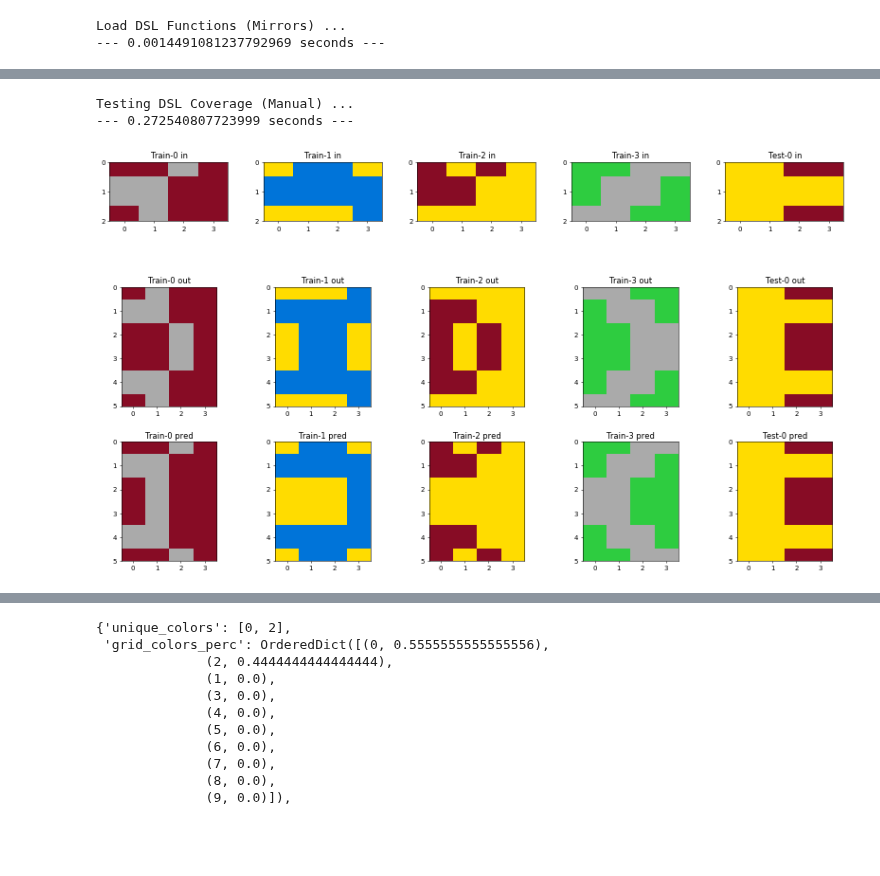
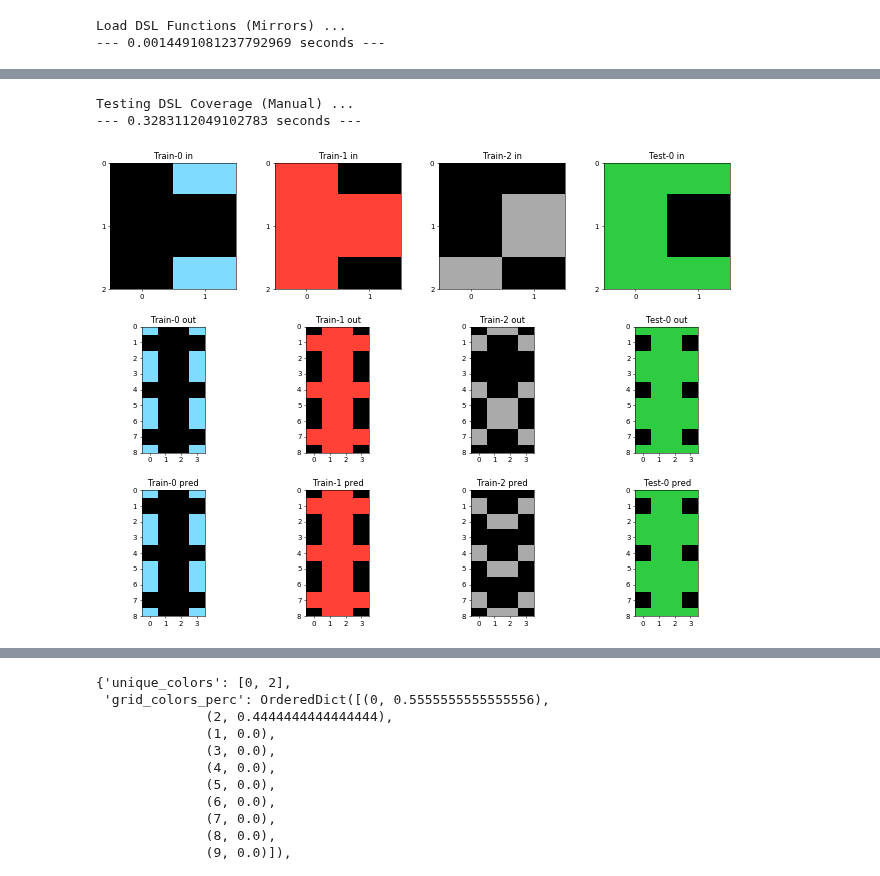
Before and after one commit to lorepieri8/ARC_challenge, a Jupyter notebook: ARC_DSL.ipynb, the cells around one changed output, grey strips where cells are left out. Cells and saved outputs as stored; diff of their text form; code cells hidden in the pictures; blank space fills up the shorter version.

Commit message:
repeat function

```diff
--- a/ARC_DSL.ipynb
+++ b/ARC_DSL.ipynb
@@ -803,3 +803,18 @@ print("--- %s seconds ---" % (time.time() - start_time))
 # %% [output]
 Load DSL Functions (Mirrors) ...
 --- 0.0014491081237792969 seconds ---
+# %%
+start_time = time.time()
+print("Load DSL Functions (Duplications) ...")
+
+# Duplicate Original grid args[0] times vertically and args[1] horizontally
+def repeat_1(a, *args):
+    if ((a.shape[0] * args[0]) > MAX_DIM_MATRIX) or ((a.shape[1] * args[1]) > MAX_DIM_MATRIX):
+        raise ValueError("Matrix is too big")
+    if (args[0] < 1) or (args[1] < 1):
+        raise ValueError("Number of repetitions must be at least 1 time")
+    if (args[0] == 1) and (args[1] == 1):
+        raise ValueError("At least one number of repetitions must be greater than 1")
+    return np.tile(a,(args[0],args[1]))
+
+print("--- %s seconds ---" % (time.time() - start_time))
@@ -1272,24 +1330,25 @@ Load Program Application Framework ...
 # %%
 start_time = time.time()
 print("Testing DSL Coverage (Manual) ...")
 
 def combine_tasks(a):
     b = a.copy()
     #print(b)
-    b = mirror_3(b,*[2,0])
+    b = mirror_4(b)
+    b = repeat_1(b,*[3,1])
     #b = color_1(b,*[8,2])
-    #b = flip_1(b)
+
     return b
 
-tasks_indices = [115]
+tasks_indices = [210]
 for task in tasks_indices:
     check_p(train_task_data[task], combine_tasks)
 
 print("--- %s seconds ---" % (time.time() - start_time))
 # %% [output]
 Testing DSL Coverage (Manual) ...
---- 0.272540807723999 seconds ---
+--- 0.3283112049102783 seconds ---
-[figure, old version]
+[figure, new version]
 # %%
 start_time = time.time()
 print("Testing DSL Coverage (Training Set) ...")
```
Also changed, not shown: parts of 12 cells of this notebook.
